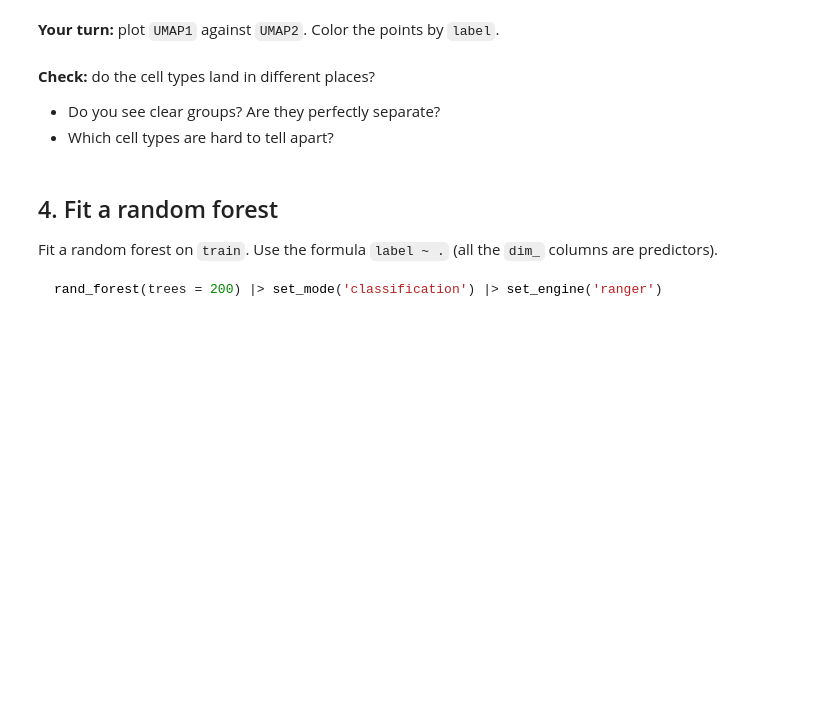
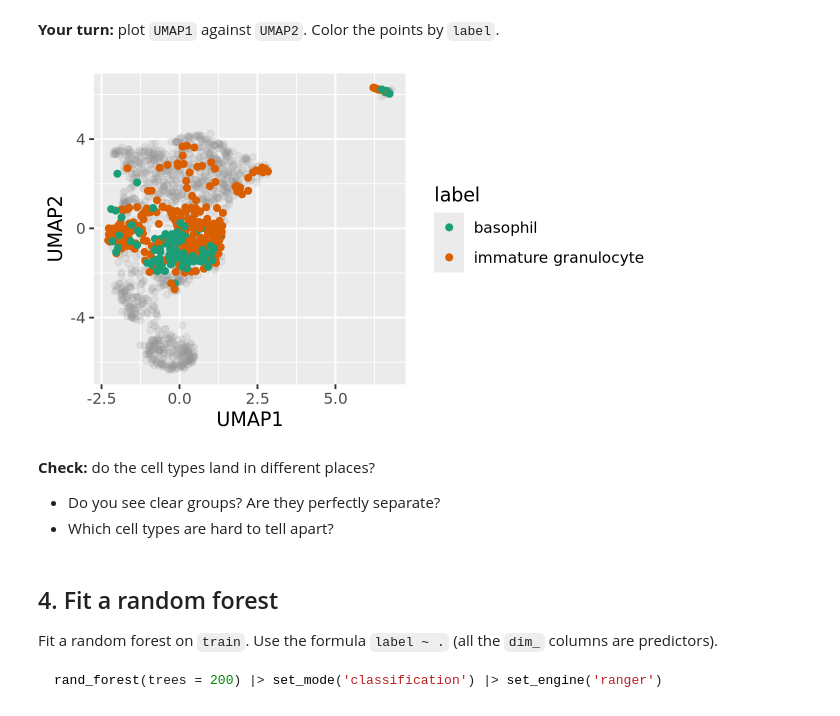
Before and after one commit to graceamartinez/codespace, a Jupyter notebook: exercises/18-bloodmnist-exercise.ipynb, the cells around one changed output. Drawn from its saved outputs; the diff is of its cells as text; code cells hidden in the pictures; blank space fills up the shorter version.

```diff
--- a/exercises/18-bloodmnist-exercise.ipynb
+++ b/exercises/18-bloodmnist-exercise.ipynb
@@ -63,6 +92,16 @@ umap_coords |> head()
 **Your turn:** plot `UMAP1` against `UMAP2`. Color the points by `label`.
 # %%
 # Chart code goes here
+
+ggplot(umap_coords, aes(x = UMAP1, y = UMAP2)) +
+      geom_point(alpha = 0.15, color = 'grey60') +
+    geom_point(
+            data = umap_coords |> filter(label %in% c('basophil', 'immature granulocyte')),
+            mapping = aes(color = label)
+) +
+    scale_color_brewer(palette = 'Dark2')
+# %% [output]
+[figure, added]
 # %% [markdown]
 **Check:** do the cell types land in different places?
 
```
Also changed, not shown: parts of 8 cells of this notebook.
